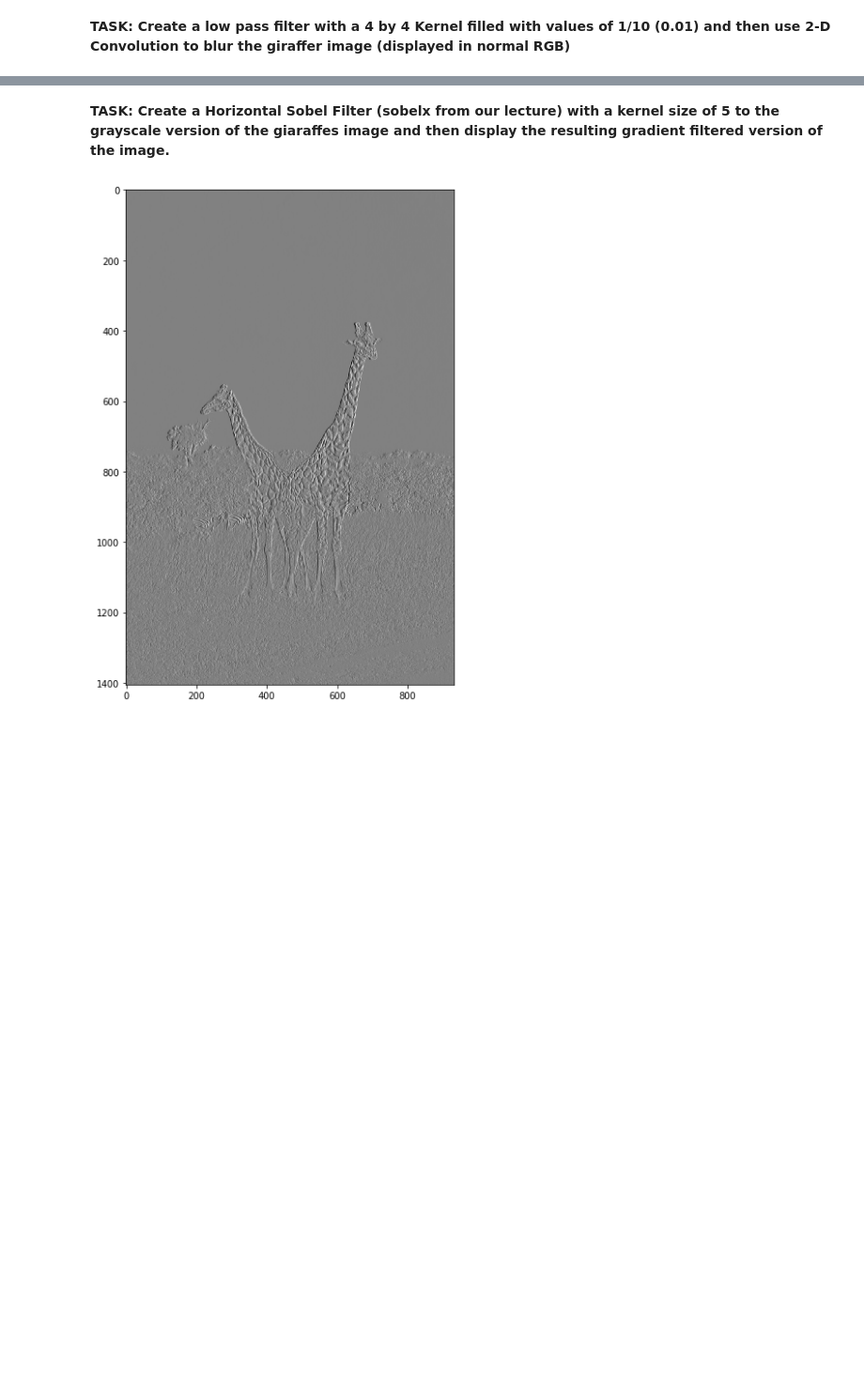
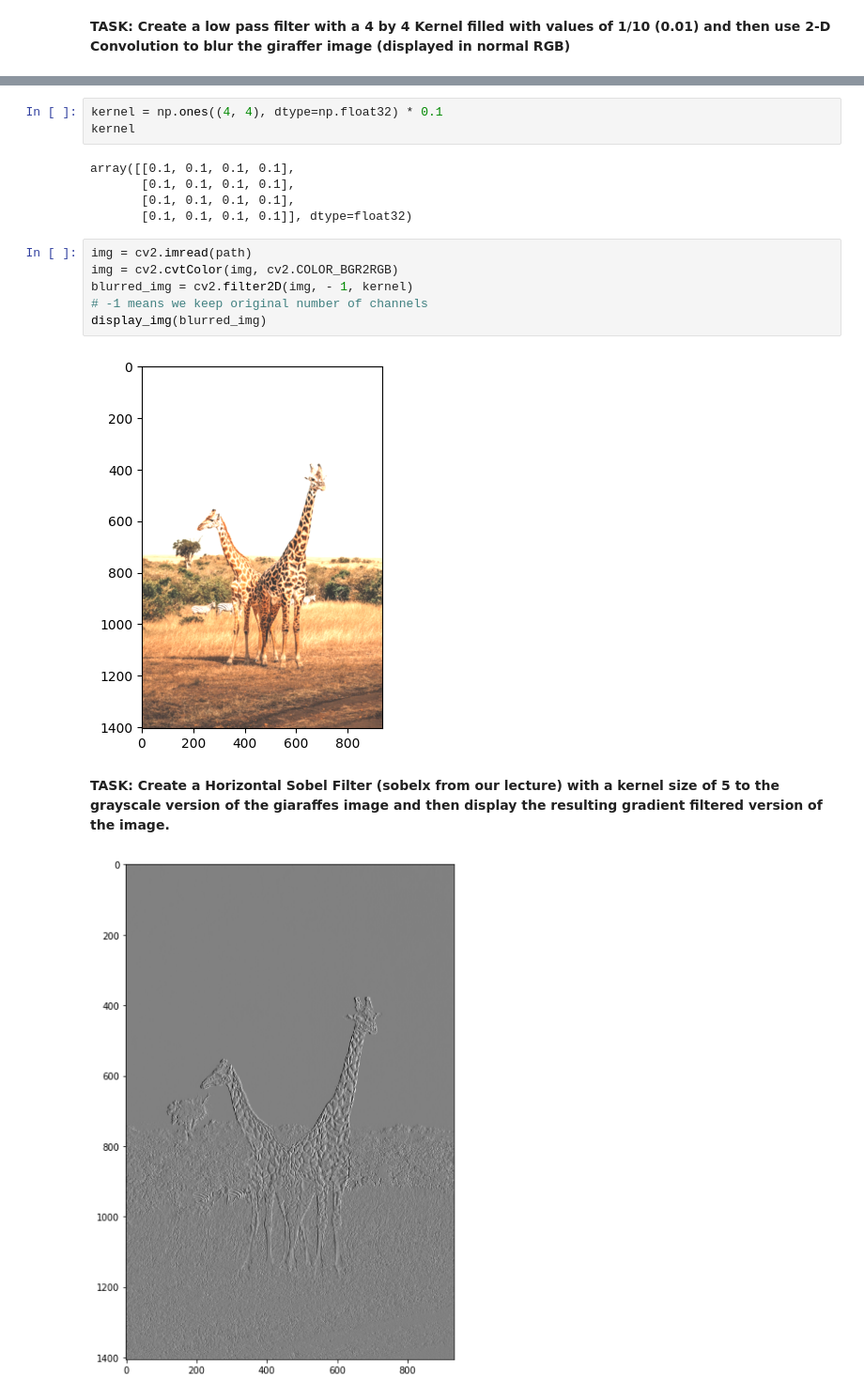
Before and after one commit to OxyzGiaHuy/MMC-DS-2024, a Jupyter notebook: Module_4/Lab 2.1/2.1.2-Image-Processing-Assessment-checkpoint.ipynb, the cells around one changed output, grey strips where cells are left out. Shown at 94% size. Drawn from its saved outputs; the diff is of its cells as text; blank space fills up the shorter version.

```diff
--- a/Module_4/Lab 2.1/2.1.2-Image-Processing-Assessment-checkpoint.ipynb
+++ b/Module_4/Lab 2.1/2.1.2-Image-Processing-Assessment-checkpoint.ipynb
@@ -54,3 +47,19 @@ array([[0.1, 0.1, 0.1, 0.1],
+# %%
+kernel = np.ones((4, 4), dtype=np.float32) * 0.1
+kernel
+# %% [output]
+array([[0.1, 0.1, 0.1, 0.1],
+       [0.1, 0.1, 0.1, 0.1],
+       [0.1, 0.1, 0.1, 0.1],
+       [0.1, 0.1, 0.1, 0.1]], dtype=float32)
+# %%
+img = cv2.imread(path)
+img = cv2.cvtColor(img, cv2.COLOR_BGR2RGB)
+blurred_img = cv2.filter2D(img, - 1, kernel)
+# -1 means we keep original number of channels
+display_img(blurred_img)
+# %% [output]
+[figure, added]
 # %% [markdown]
 **TASK: Create a Horizontal Sobel Filter (sobelx from our lecture) with a kernel size of 5 to the grayscale version of the giaraffes image and then display the resulting gradient filtered version of the image.**
 # %%
```
Also changed, not shown: parts of 9 cells of this notebook.
